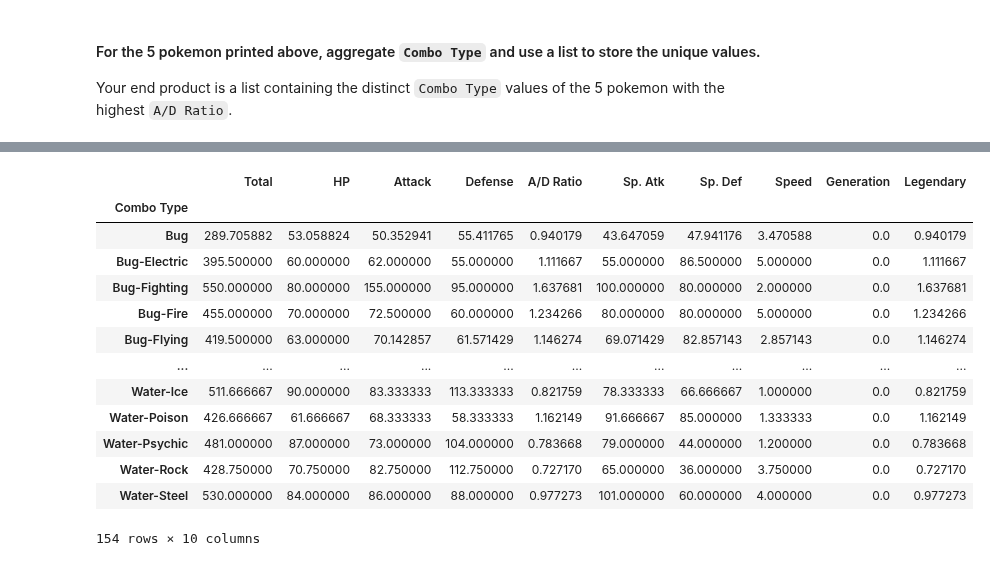
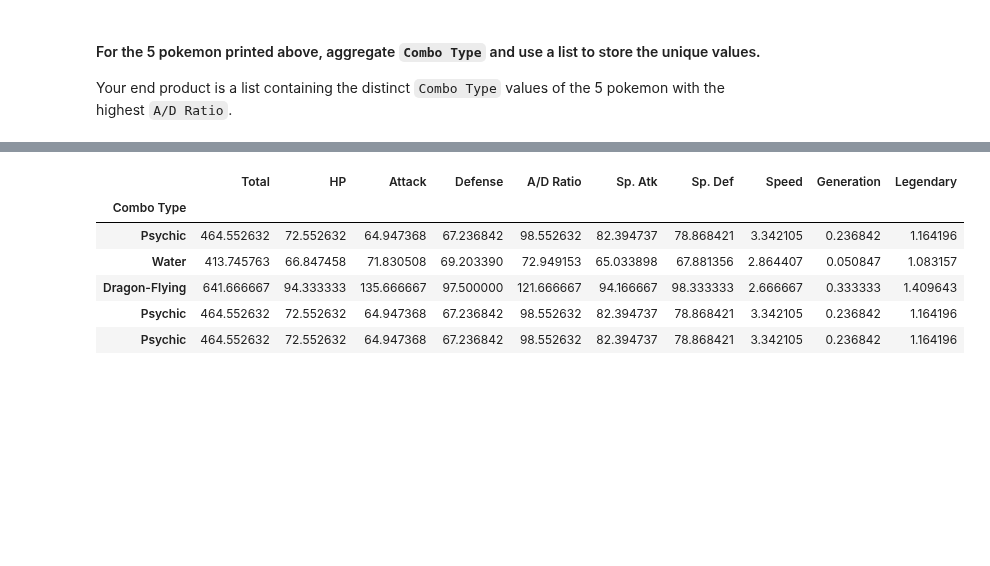
Before and after one commit to ta-data-bcn/lab-df-calculation-and-transformation, a Jupyter notebook: your-code/challenge-1.ipynb, the cells around one changed output, grey strips where cells are left out. Cells and saved outputs as stored; diff of their text form; code cells hidden in the pictures; blank space fills up the shorter version.

```diff
--- a/your-code/challenge-1.ipynb
+++ b/your-code/challenge-1.ipynb
@@ -223,19 +223,12 @@ Your output should look like below:
 ![Aggregate](../images/aggregated-mean.png)
 # %%
 # your code here
-pokemon.groupby("Combo Type").mean()
+pokemon.groupby("Combo Type").mean().loc[combo_large]
 # %% [output]
 |  | Total | HP | Attack | Defense | A/D Ratio | Sp. Atk | Sp. Def | Speed | Generation | Legendary |
 | Combo Type |  |  |  |  |  |  |  |  |  |  |
-| Bug | 289.705882 | 53.058824 | 50.352941 | 55.411765 | 0.940179 | 43.647059 | 47.941176 | 3.470588 | 0.0 | 0.940179 |
-| Bug-Electric | 395.500000 | 60.000000 | 62.000000 | 55.000000 | 1.111667 | 55.000000 | 86.500000 | 5.000000 | 0.0 | 1.111667 |
-| Bug-Fighting | 550.000000 | 80.000000 | 155.000000 | 95.000000 | 1.637681 | 100.000000 | 80.000000 | 2.000000 | 0.0 | 1.637681 |
-| Bug-Fire | 455.000000 | 70.000000 | 72.500000 | 60.000000 | 1.234266 | 80.000000 | 80.000000 | 5.000000 | 0.0 | 1.234266 |
-| Bug-Flying | 419.500000 | 63.000000 | 70.142857 | 61.571429 | 1.146274 | 69.071429 | 82.857143 | 2.857143 | 0.0 | 1.146274 |
-| ... | ... | ... | ... | ... | ... | ... | ... | ... | ... | ... |
-| Water-Ice | 511.666667 | 90.000000 | 83.333333 | 113.333333 | 0.821759 | 78.333333 | 66.666667 | 1.000000 | 0.0 | 0.821759 |
-| Water-Poison | 426.666667 | 61.666667 | 68.333333 | 58.333333 | 1.162149 | 91.666667 | 85.000000 | 1.333333 | 0.0 | 1.162149 |
-| Water-Psychic | 481.000000 | 87.000000 | 73.000000 | 104.000000 | 0.783668 | 79.000000 | 44.000000 | 1.200000 | 0.0 | 0.783668 |
-| Water-Rock | 428.750000 | 70.750000 | 82.750000 | 112.750000 | 0.727170 | 65.000000 | 36.000000 | 3.750000 | 0.0 | 0.727170 |
-| Water-Steel | 530.000000 | 84.000000 | 86.000000 | 88.000000 | 0.977273 | 101.000000 | 60.000000 | 4.000000 | 0.0 | 0.977273 |
+| Psychic | 464.552632 | 72.552632 | 64.947368 | 67.236842 | 98.552632 | 82.394737 | 78.868421 | 3.342105 | 0.236842 | 1.164196 |
+| Water | 413.745763 | 66.847458 | 71.830508 | 69.203390 | 72.949153 | 65.033898 | 67.881356 | 2.864407 | 0.050847 | 1.083157 |
+| Dragon-Flying | 641.666667 | 94.333333 | 135.666667 | 97.500000 | 121.666667 | 94.166667 | 98.333333 | 2.666667 | 0.333333 | 1.409643 |
+| Psychic | 464.552632 | 72.552632 | 64.947368 | 67.236842 | 98.552632 | 82.394737 | 78.868421 | 3.342105 | 0.236842 | 1.164196 |
+| Psychic | 464.552632 | 72.552632 | 64.947368 | 67.236842 | 98.552632 | 82.394737 | 78.868421 | 3.342105 | 0.236842 | 1.164196 |
-154 rows × 10 columns
```
Also changed, not shown: parts of 8 cells of this notebook.
